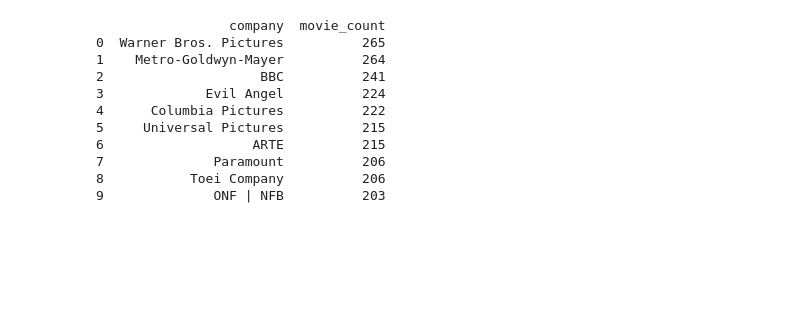
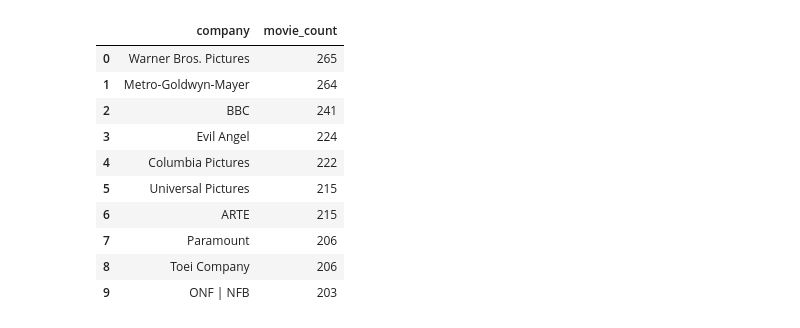
Before and after one commit to tripleelectric/ML-Imdb, a Jupyter notebook: notebooks/01_basic_eda.ipynb, the cells around one changed output. Saved outputs shown, nothing was run; the diff lists cells and outputs as text; code cells hidden in the pictures; blank space fills up the shorter version.

```diff
--- a/notebooks/01_basic_eda.ipynb
+++ b/notebooks/01_basic_eda.ipynb
@@ -52,31 +41,31 @@ memory usage: 16.1+ MB
 # %%
 # ------ Production companies ------
 
 # Handle NaNs by filling with empty string, strip spaces
 df['production_companies'] = df['production_companies'].fillna('').astype(str)
 df['companies_list'] = df['production_companies'].str.split(',').apply(lambda x: [c.strip() for c in x if c.strip()])
 
 exploded_df = df.explode('companies_list')
 
 company_counts = exploded_df['companies_list'].value_counts().reset_index()
 company_counts.columns = ['company', 'movie_count']
 
 # Don't evaluate the rows with no given production company
 company_counts = company_counts[company_counts['company'] != '']
 
-print(company_counts.head(10))
+company_counts.head(10)
 # %% [output]
-                 company  movie_count
-0  Warner Bros. Pictures          265
-1    Metro-Goldwyn-Mayer          264
-2                    BBC          241
-3             Evil Angel          224
-4      Columbia Pictures          222
-5     Universal Pictures          215
-6                   ARTE          215
-7              Paramount          206
-8           Toei Company          206
-9              ONF | NFB          203
+|  | company | movie_count |
+| 0 | Warner Bros. Pictures | 265 |
+| 1 | Metro-Goldwyn-Mayer | 264 |
+| 2 | BBC | 241 |
+| 3 | Evil Angel | 224 |
+| 4 | Columbia Pictures | 222 |
+| 5 | Universal Pictures | 215 |
+| 6 | ARTE | 215 |
+| 7 | Paramount | 206 |
+| 8 | Toei Company | 206 |
+| 9 | ONF | NFB | 203 |
 # %%
 # ------ Visualizations ------
 import matplotlib.pyplot as plt
```
Also changed, not shown: parts of 4 cells of this notebook, 2 other files.
